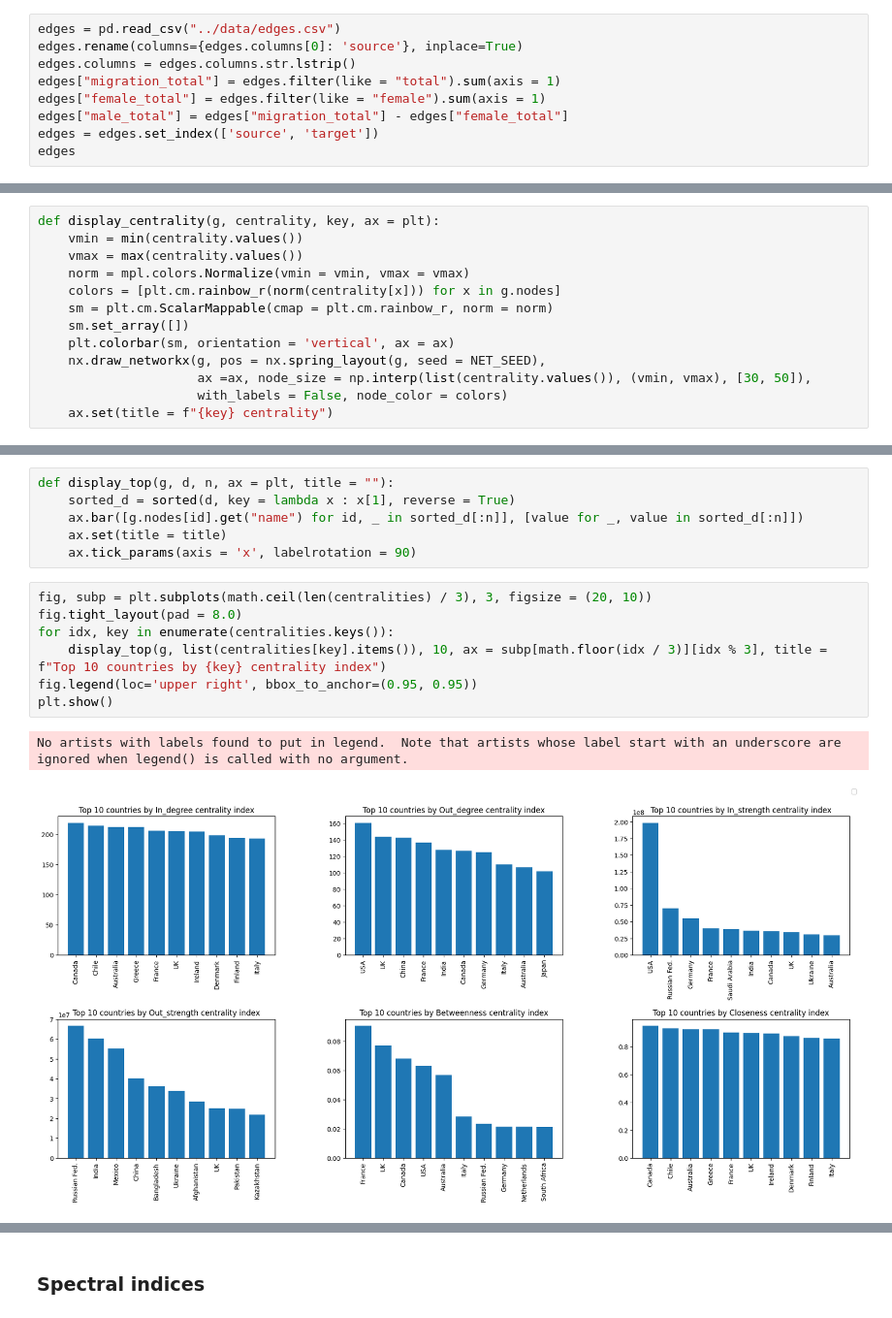
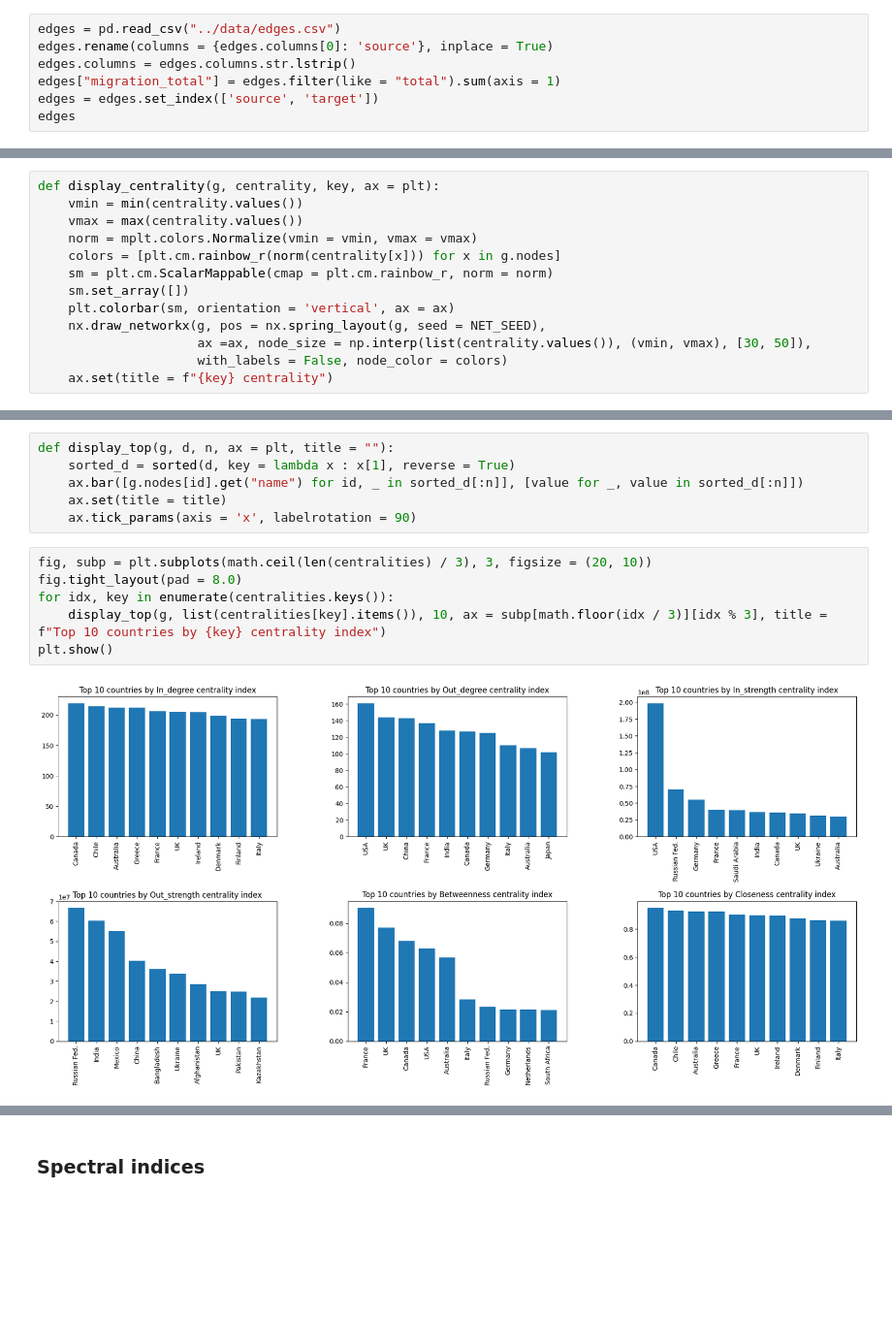
Before and after one commit to Ethangx8/AdvancedDataScienceCN, a Jupyter notebook: notebook/notebook.ipynb, the cells around one changed output, grey strips where cells are left out. Shown at 97% size. Saved outputs shown, nothing was run; the diff lists cells and outputs as text; blank space fills up the shorter version.

```diff
--- a/notebook/notebook.ipynb
+++ b/notebook/notebook.ipynb
@@ -37,11 +58,9 @@ for i, attrs in rows_as_dicts.items():
     g.add_node(i, **attrs)
 # %%
 edges = pd.read_csv("../data/edges.csv")
-edges.rename(columns={edges.columns[0]: 'source'}, inplace=True)
+edges.rename(columns = {edges.columns[0]: 'source'}, inplace = True)
 edges.columns = edges.columns.str.lstrip()
 edges["migration_total"] = edges.filter(like = "total").sum(axis = 1)
-edges["female_total"] = edges.filter(like = "female").sum(axis = 1)
-edges["male_total"] = edges["migration_total"] - edges["female_total"]
 edges = edges.set_index(['source', 'target'])
 edges
 # %% [output]
@@ -111,7 +130,7 @@ centralities = {}
 def display_centrality(g, centrality, key, ax = plt):
     vmin = min(centrality.values())
     vmax = max(centrality.values())
-    norm = mpl.colors.Normalize(vmin = vmin, vmax = vmax)
+    norm = mplt.colors.Normalize(vmin = vmin, vmax = vmax)
     colors = [plt.cm.rainbow_r(norm(centrality[x])) for x in g.nodes]
     sm = plt.cm.ScalarMappable(cmap = plt.cm.rainbow_r, norm = norm)
     sm.set_array([])
@@ -149,10 +168,8 @@ def display_top(g, d, n, ax = plt, title = ""):
 # %%
 fig, subp = plt.subplots(math.ceil(len(centralities) / 3), 3, figsize = (20, 10))
 fig.tight_layout(pad = 8.0)
 for idx, key in enumerate(centralities.keys()):
     display_top(g, list(centralities[key].items()), 10, ax = subp[math.floor(idx / 3)][idx % 3], title = f"Top 10 countries by {key} centrality index")
-fig.legend(loc='upper right', bbox_to_anchor=(0.95, 0.95))
 plt.show()
 # %% [output]
-No artists with labels found to put in legend.  Note that artists whose label start with an underscore are ignored when legend() is called with no argument.
-[figure, old version]
+[figure, new version]
```
Also changed, not shown: parts of 42 cells of this notebook, 1 other file.
